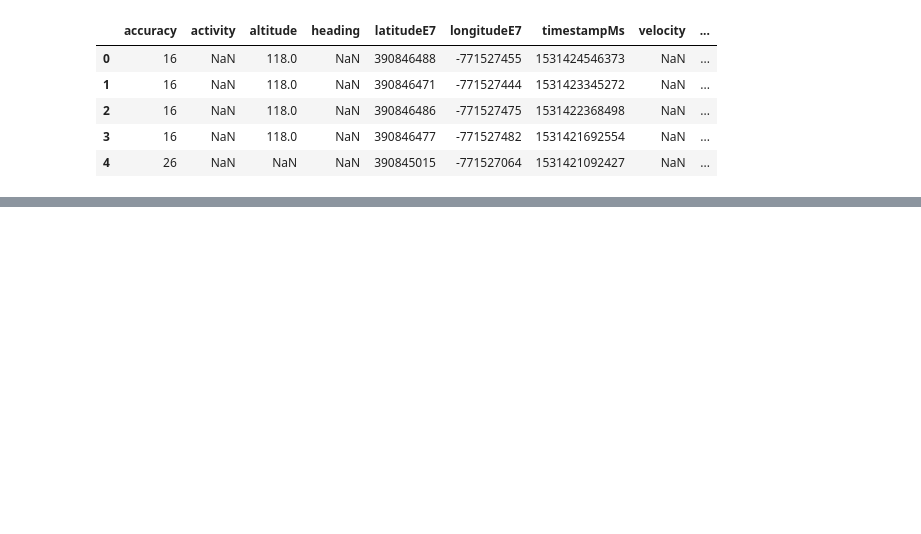
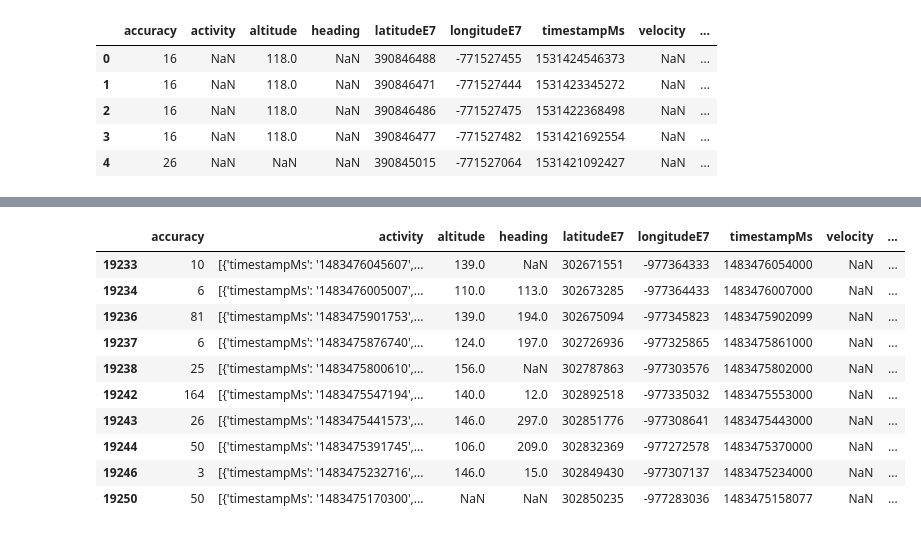
Before and after one commit to anhquan0412/google-location, a Jupyter notebook: cleaning.ipynb, the cells around one changed output, grey strips where cells are left out. Drawn from its saved outputs; the diff is of its cells as text; code cells hidden in the pictures; blank space fills up the shorter version.

```diff
--- a/cleaning.ipynb
+++ b/cleaning.ipynb
@@ -180,0 +148,4 @@ temp2.iloc[14].activity
+# %%
+# get records (by indices) that have non-null values starting at col_del_start
+row_drops = df_act_expand[(~df_act_expand.loc[:,range(col_del_start,col_del_end)].isnull()).sum(axis=1) >=1].index
+row_drops
@@ -180,0 +159,2 @@ temp2.iloc[14].activity
+# %%
+df_houston2 = df_houston.drop(row_drops)
@@ -180,0 +170,2 @@ temp2.iloc[14].activity
+# %%
+df_houston2.reset_index(drop=True,inplace=True)
@@ -180,0 +185,2 @@ temp2.iloc[14].activity
+# %%
+df_act = df_houston2[~df_houston2.activity.isnull()].copy()
@@ -180,0 +224,14 @@ temp2.iloc[14].activity
+# %%
+df_act[(df_act.activity.apply(lambda x: len(x[0].keys())) >2)].head(10)
+# %% [output]
+|  | accuracy | activity | altitude | heading | latitudeE7 | longitudeE7 | timestampMs | velocity | ... |
+| 19233 | 10 | [{'timestampMs': '1483476045607',... | 139.0 | NaN | 302671551 | -977364333 | 1483476054000 | NaN | ... |
+| 19234 | 6 | [{'timestampMs': '1483476005007',... | 110.0 | 113.0 | 302673285 | -977364433 | 1483476007000 | NaN | ... |
+| 19236 | 81 | [{'timestampMs': '1483475901753',... | 139.0 | 194.0 | 302675094 | -977345823 | 1483475902099 | NaN | ... |
+| 19237 | 6 | [{'timestampMs': '1483475876740',... | 124.0 | 197.0 | 302726936 | -977325865 | 1483475861000 | NaN | ... |
+| 19238 | 25 | [{'timestampMs': '1483475800610',... | 156.0 | NaN | 302787863 | -977303576 | 1483475802000 | NaN | ... |
+| 19242 | 164 | [{'timestampMs': '1483475547194',... | 140.0 | 12.0 | 302892518 | -977335032 | 1483475553000 | NaN | ... |
+| 19243 | 26 | [{'timestampMs': '1483475441573',... | 146.0 | 297.0 | 302851776 | -977308641 | 1483475443000 | NaN | ... |
+| 19244 | 50 | [{'timestampMs': '1483475391745',... | 106.0 | 209.0 | 302832369 | -977272578 | 1483475370000 | NaN | ... |
+| 19246 | 3 | [{'timestampMs': '1483475232716',... | 146.0 | 15.0 | 302849430 | -977307137 | 1483475234000 | NaN | ... |
+| 19250 | 50 | [{'timestampMs': '1483475170300',... | NaN | NaN | 302850235 | -977283036 | 1483475158077 | NaN | ... |
```
Also changed, not shown: parts of 51 cells of this notebook, 1 other file.
